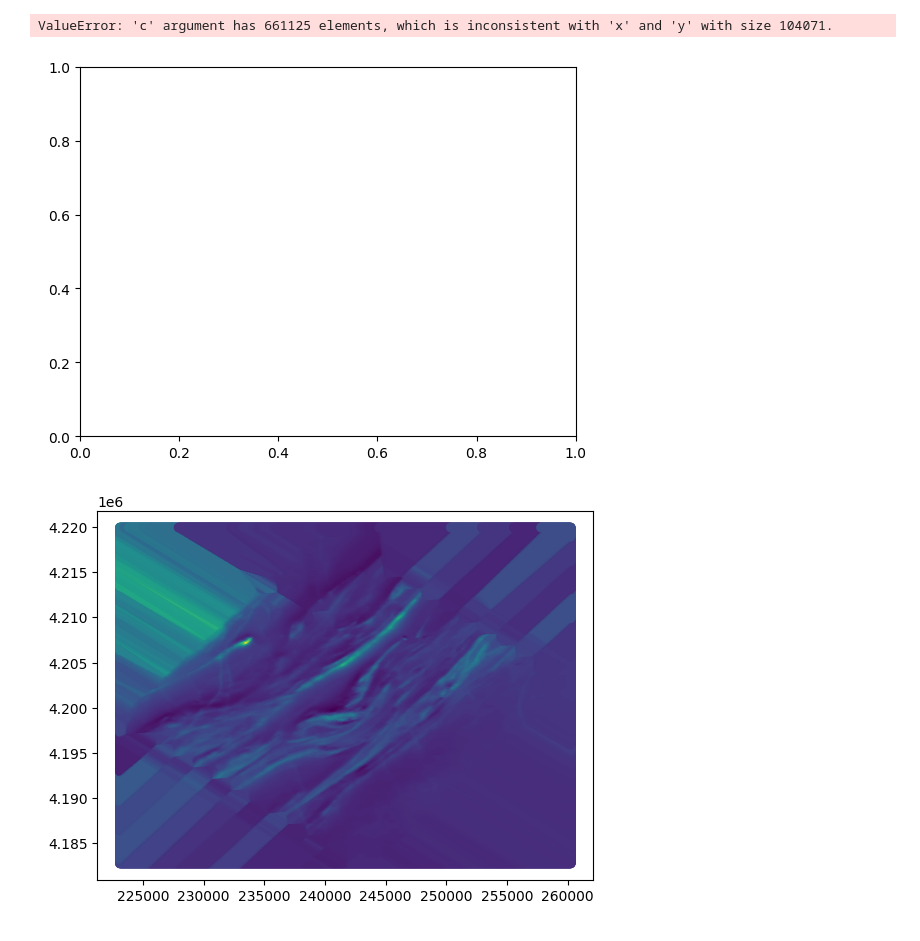
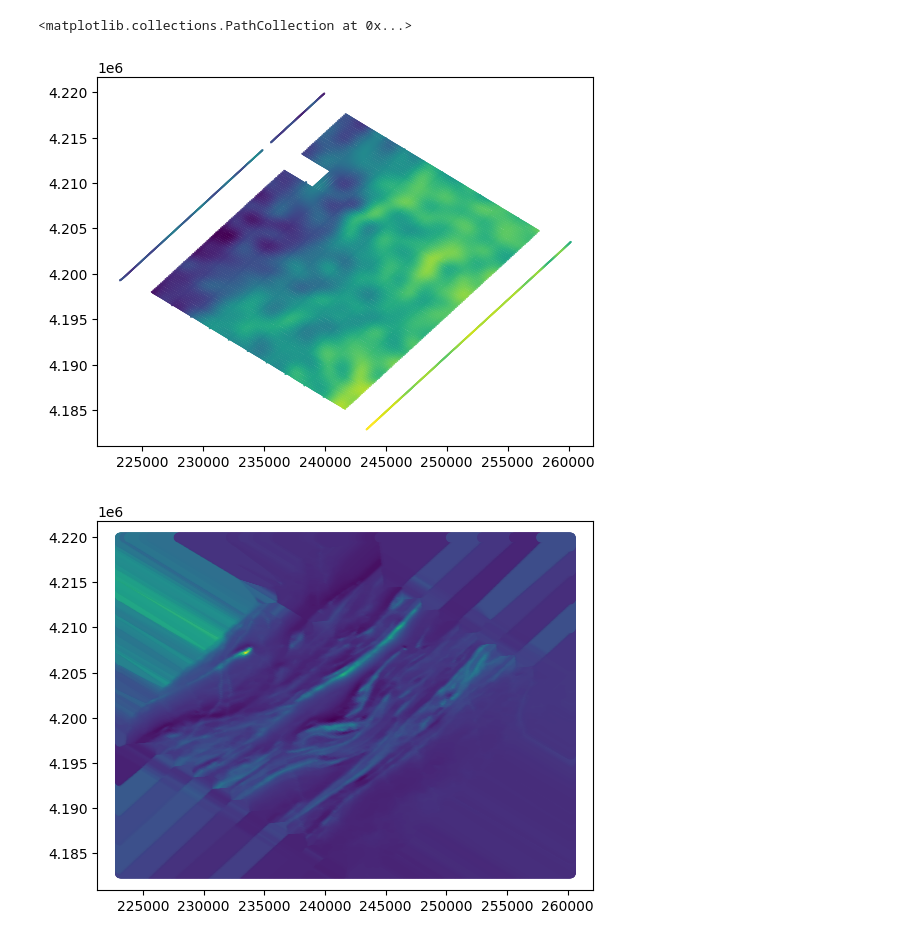
Before and after one commit to ericdoubleyou/GEOE446_MachineLearning_Capstone, a Jupyter notebook: overlayAttempt.ipynb, the cells around one changed output. Drawn from its saved outputs; the diff is of its cells as text; code cells hidden in the pictures.

```diff
--- a/overlayAttempt.ipynb
+++ b/overlayAttempt.ipynb
@@ -27,9 +25,8 @@ filez = fd.askopenfilenames(parent=root, title='Choose a file')
 # %%
-plt.scatter(dataz[0].X, dataz[0].Y, s = 0.1, c = dataz[1].Val)
-plt.show()
+plt.scatter(dataz[0].X, dataz[0].Y, s = 0.1, c = dataz[0].Val)
 # %% [output]
-ValueError: 'c' argument has 661125 elements, which is inconsistent with 'x' and 'y' with size 104071.
+<matplotlib.collections.PathCollection at 0x...>
-[figure, old version]
+[figure, new version]
 # %%
 
 
```
Also changed, not shown: parts of 3 cells of this notebook, 1 other file.
